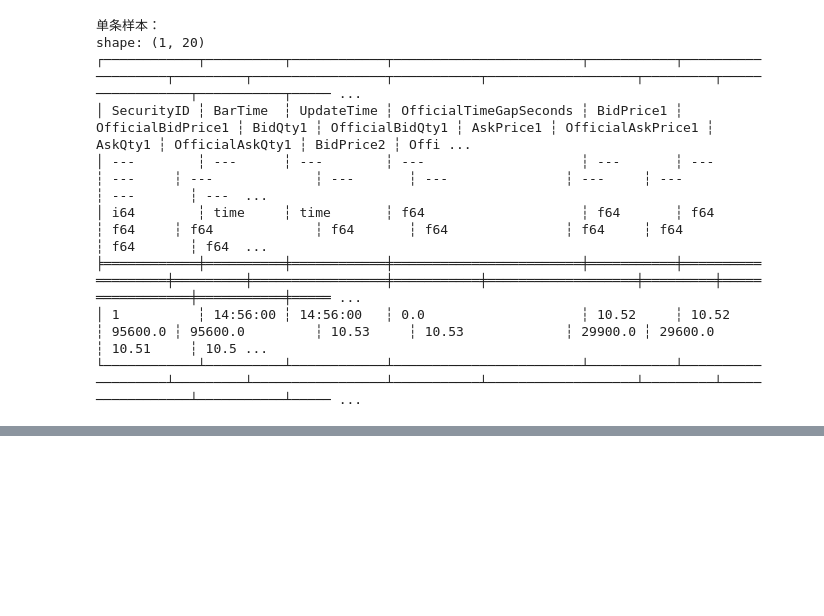
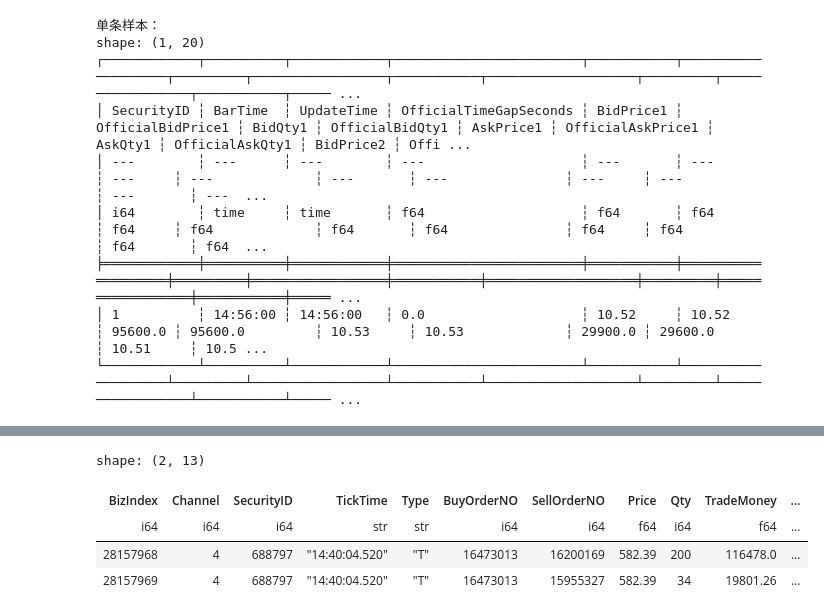
Before and after one commit to Xujy424/research2workflow, a Jupyter notebook: v2/dataloader/test.ipynb, the cells around one changed output, grey strips where cells are left out. Cells and saved outputs as stored; diff of their text form; code cells hidden in the pictures; blank space fills up the shorter version.

```diff
--- a/v2/dataloader/test.ipynb
+++ b/v2/dataloader/test.ipynb
@@ -456,0 +482,8 @@ shape: (1, 20)
+# %%
+sh.filter(pl.col('Type')=='T').filter(pl.col('BizIndex').is_in([28157968,28157969])).filter(pl.col('SecurityID')==688797)
+# %% [output]
+shape: (2, 13)
+| BizIndex | Channel | SecurityID | TickTime | Type | BuyOrderNO | SellOrderNO | Price | Qty | TradeMoney | ... |
+| i64 | i64 | i64 | str | str | i64 | i64 | f64 | i64 | f64 | ... |
+| 28157968 | 4 | 688797 | "14:40:04.520" | "T" | 16473013 | 16200169 | 582.39 | 200 | 116478.0 | ... |
+| 28157969 | 4 | 688797 | "14:40:04.520" | "T" | 16473013 | 15955327 | 582.39 | 34 | 19801.26 | ... |
```
Also changed, not shown: parts of 4 cells of this notebook, 1 other file.
